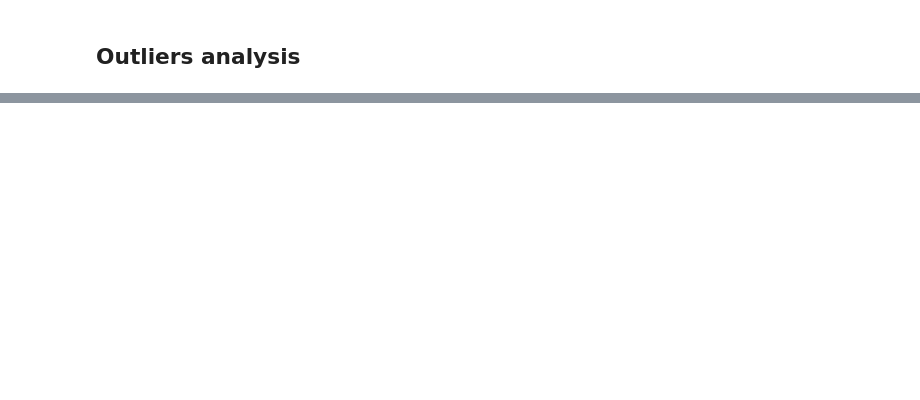
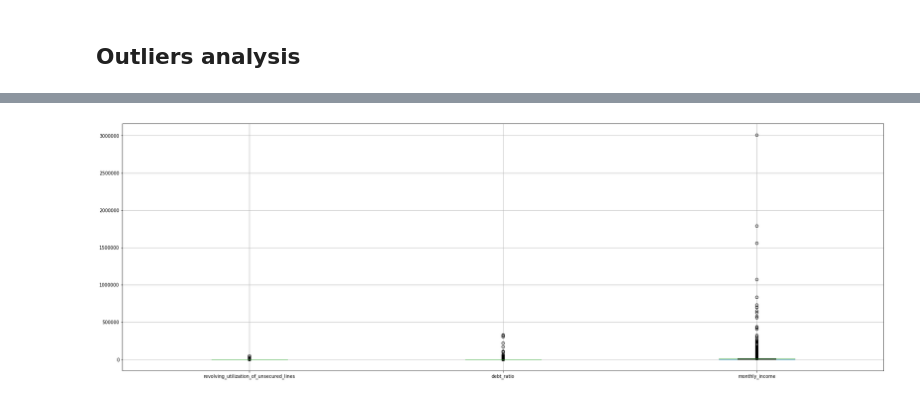
Before and after one commit to renzobechler-zz/credits_eda, a Jupyter notebook: notebooks/credits_eda.ipynb, the cells around one changed output, grey strips where cells are left out. Saved outputs shown, nothing was run; the diff lists cells and outputs as text; code cells hidden in the pictures; blank space fills up the shorter version.

```diff
--- a/notebooks/credits_eda.ipynb
+++ b/notebooks/credits_eda.ipynb
@@ -144,0 +192,5 @@ As we can see from describe and histograms there are possible outliers
+# %%
+columns_to_plot = ['revolving_utilization_of_unsecured_lines', 'debt_ratio', 'monthly_income']
+ax = credit_data[columns_to_plot].boxplot(vert=True, figsize=(30,10));
+# %% [output]
+[figure, added]
```
Also changed, not shown: parts of 43 cells of this notebook, 3 other files.
